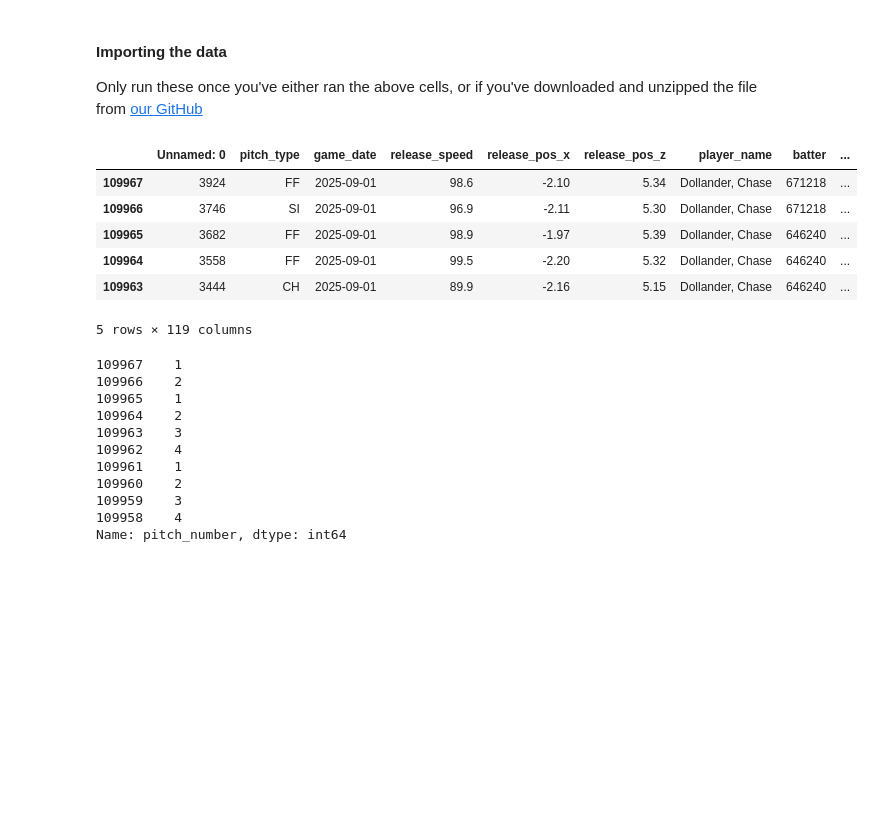
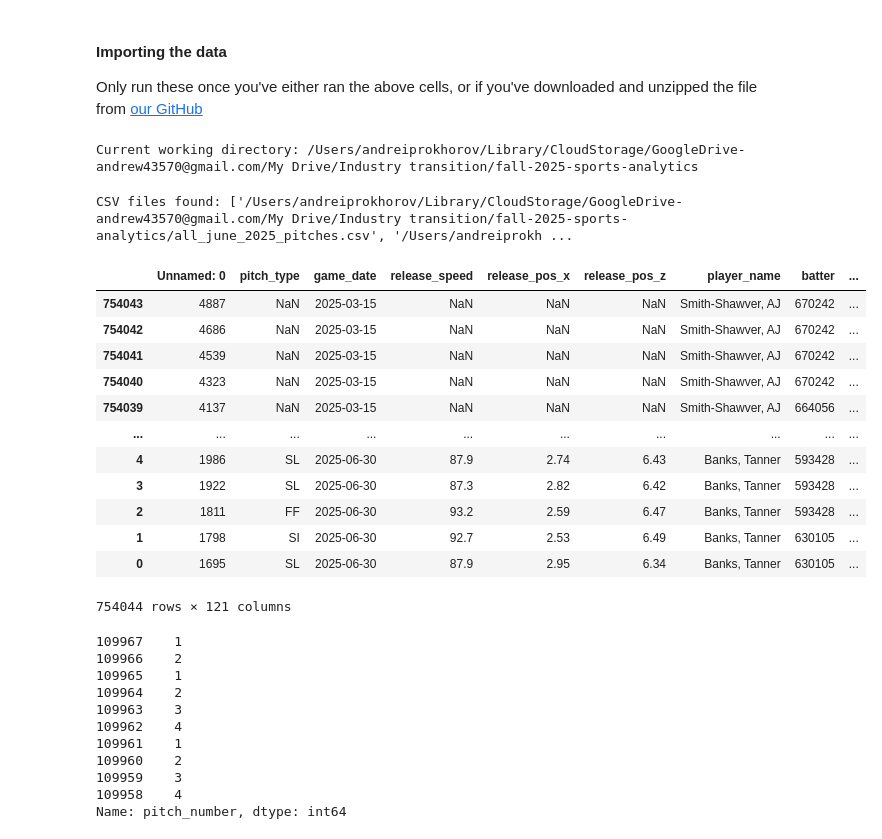
Before and after one commit to Erdos-Projects/fall-2025-sports-analytics, a Jupyter notebook: Data Wrangling and Feature Engineering v1.ipynb, the cells around one changed output. Saved outputs shown, nothing was run; the diff lists cells and outputs as text; code cells hidden in the pictures; blank space fills up the shorter version.

```diff
--- a/Data Wrangling and Feature Engineering v1.ipynb
+++ b/Data Wrangling and Feature Engineering v1.ipynb
@@ -21,15 +24,34 @@ Only run these once you've either ran the above cells, or if you've downloaded a
+# %%
+csv_files = glob.glob(f"{csv_folder_path }/*.csv")
+# %%
+import os
+print("Current working directory:", os.getcwd())
+# %% [output]
+Current working directory: /Users/andreiprokhorov/Library/CloudStorage/GoogleDrive-andrew43570@gmail.com/My Drive/Industry transition/fall-2025-sports-analytics
+# %%
+print("CSV files found:", csv_files)
+# %% [output]
+CSV files found: ['/Users/andreiprokhorov/Library/CloudStorage/GoogleDrive-andrew43570@gmail.com/My Drive/Industry transition/fall-2025-sports-analytics/all_june_2025_pitches.csv', '/Users/andreiprokh ...
+# %%
+combined_df = pd.concat([pd.read_csv(file) for file in csv_files], ignore_index=True)
 # %%
-df = pd.read_csv('all_september_2025_pitches.csv') [::-1] # reverse to get the order correct
+df = combined_df[::-1] # reverse to get the order correct
 # %%
-df.head()
+df
 # %% [output]
 |  | Unnamed: 0 | pitch_type | game_date | release_speed | release_pos_x | release_pos_z | player_name | batter | ... |
-| 109967 | 3924 | FF | 2025-09-01 | 98.6 | -2.10 | 5.34 | Dollander, Chase | 671218 | ... |
-| 109966 | 3746 | SI | 2025-09-01 | 96.9 | -2.11 | 5.30 | Dollander, Chase | 671218 | ... |
-| 109965 | 3682 | FF | 2025-09-01 | 98.9 | -1.97 | 5.39 | Dollander, Chase | 646240 | ... |
-| 109964 | 3558 | FF | 2025-09-01 | 99.5 | -2.20 | 5.32 | Dollander, Chase | 646240 | ... |
-| 109963 | 3444 | CH | 2025-09-01 | 89.9 | -2.16 | 5.15 | Dollander, Chase | 646240 | ... |
+| 754043 | 4887 | NaN | 2025-03-15 | NaN | NaN | NaN | Smith-Shawver, AJ | 670242 | ... |
+| 754042 | 4686 | NaN | 2025-03-15 | NaN | NaN | NaN | Smith-Shawver, AJ | 670242 | ... |
+| 754041 | 4539 | NaN | 2025-03-15 | NaN | NaN | NaN | Smith-Shawver, AJ | 670242 | ... |
+| 754040 | 4323 | NaN | 2025-03-15 | NaN | NaN | NaN | Smith-Shawver, AJ | 670242 | ... |
+| 754039 | 4137 | NaN | 2025-03-15 | NaN | NaN | NaN | Smith-Shawver, AJ | 664056 | ... |
+| ... | ... | ... | ... | ... | ... | ... | ... | ... | ... |
+| 4 | 1986 | SL | 2025-06-30 | 87.9 | 2.74 | 6.43 | Banks, Tanner | 593428 | ... |
+| 3 | 1922 | SL | 2025-06-30 | 87.3 | 2.82 | 6.42 | Banks, Tanner | 593428 | ... |
+| 2 | 1811 | FF | 2025-06-30 | 93.2 | 2.59 | 6.47 | Banks, Tanner | 593428 | ... |
+| 1 | 1798 | SI | 2025-06-30 | 92.7 | 2.53 | 6.49 | Banks, Tanner | 630105 | ... |
+| 0 | 1695 | SL | 2025-06-30 | 87.9 | 2.95 | 6.34 | Banks, Tanner | 630105 | ... |
-5 rows × 119 columns
+754044 rows × 121 columns
 # %%
 # careful with what the variables mean. 'pitch_number' is within the plate appearance, as you can see here
 df['pitch_number'][:10]
```
Also changed, not shown: parts of 22 cells of this notebook, 2 other files.
